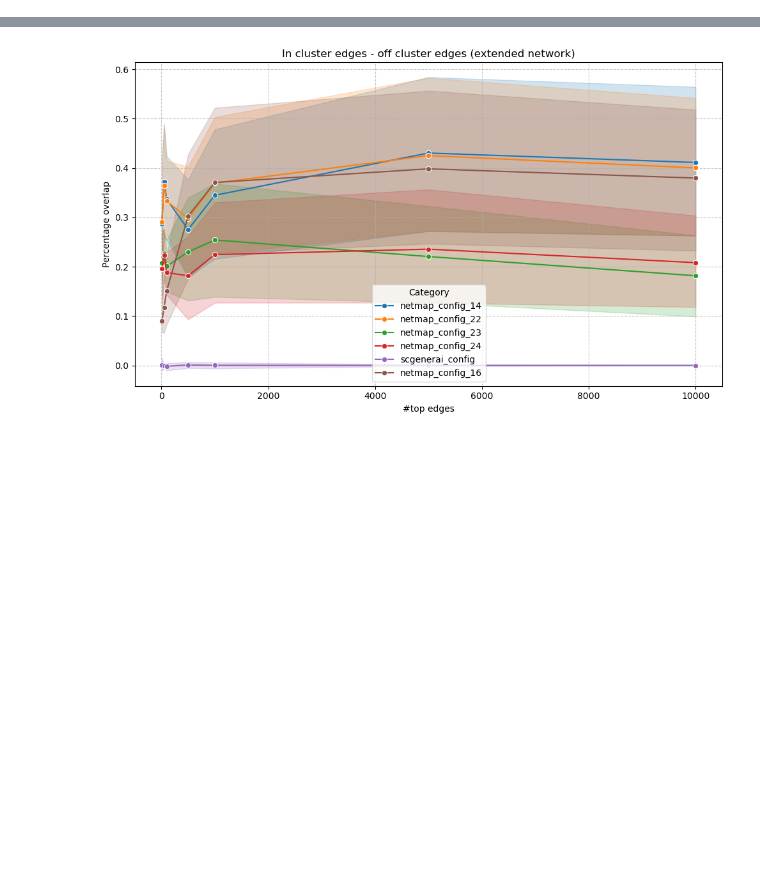
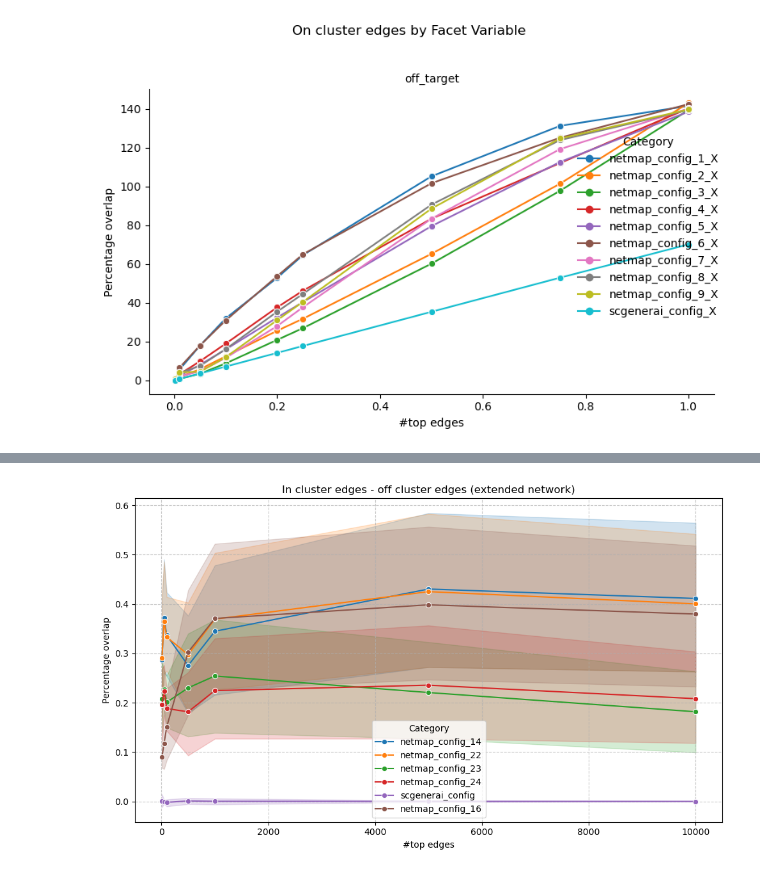
Before and after one commit to bionetslab/netmap-evaluation, a Jupyter notebook: src/evaluation/aggregated_results.ipynb, the cells around one changed output, grey strips where cells are left out. Cells and saved outputs as stored; diff of their text form; code cells hidden in the pictures; blank space fills up the shorter version.

Commit message:
new evaluation scripts

```diff
--- a/src/evaluation/aggregated_results.ipynb
+++ b/src/evaluation/aggregated_results.ipynb
@@ -408,0 +70,3 @@ all_overlaps
+# %%
+all_overlaps = read_all_results('/data_nfs/og86asub/netmap/netmap-evaluation/results/summaries/config_three', select=('overlaps_global_top_k.tsv'))
+all_overlaps['configuration'] = all_overlaps['method']+'_'+all_overlaps['layer']
@@ -408,0 +80,2 @@ all_overlaps
+# %%
+all_overlaps['factor'] = all_overlaps['mean_cell_count']/500
@@ -408,0 +98,43 @@ all_overlaps
+# %%
+all_overlaps['weighted'] = all_overlaps['avg_edges_recovered']*(all_overlaps['mean_cell_count']/500)
+# %%
+import pandas as pd
+import seaborn as sns
+import matplotlib.pyplot as plt
+
+# Assuming 'all_overlaps' is your DataFrame, and 'new_facet_variable' is the variable you want to use for faceting
+
+# 1. Original data preprocessing (keep this)
+all_overlaps = all_overlaps[~all_overlaps.avg_edges_recovered.isna()]
+all_overlaps = all_overlaps[~all_overlaps.mean_cell_count.isna()]
+all_overlaps['percentage_overlap'] = all_overlaps['avg_edges_recovered']/all_overlaps['gold_standard_edges']
+
+
+
+# 2. Filtering (keep this, or incorporate the filtering into the 'data' argument if using a DataFrame slice)
+#plot_data = all_overlaps[(all_overlaps.target == 'on_target') & (all_overlaps.net_type == 'strict') &  (all_overlaps.direction=='forward') & (all_overlaps.method.isin(['netmap_config_2', 'netmap_config_3'])) ]
+plot_data = all_overlaps[(all_overlaps.target == 'off_target') & (all_overlaps.net_type == 'strict') &  (all_overlaps.direction=='forward') & (all_overlaps.layer == 'X')  ]
+
+# 3. Use sns.relplot with 'col' for faceting
+g = sns.relplot(
+    data=plot_data, # Use the filtered data
+    x='n_top',
+    y='weighted',
+    hue='configuration', # The variable that separates lines within each panel
+    col='target', # 👈 THIS is the key change: creates a column for each unique value
+    kind='line', # Specifies the type of plot (line plot)
+    marker='o',
+    errorbar=None, # Removes confidence intervals (optional, but consistent with your original note)
+    height=5, # Height of each facet (in inches)
+    aspect=1.2 # Aspect ratio of each facet (width/height)
+)
+
+# 4. Customizations
+g.figure.suptitle('On cluster edges by Facet Variable', y=1.03) # Main title for the entire figure
+g.set_axis_labels('#top edges', 'Percentage overlap') # Set axis labels for all facets
+g.set_titles(col_template="{col_name}") # Customize the title above each panel (optional)
+g.legend.set_title('Category') # Rename the legend title
+plt.tight_layout()
+plt.show()
+# %% [output]
+[figure, added]
```
Also changed, not shown: parts of 32 cells of this notebook, 16 other files.
